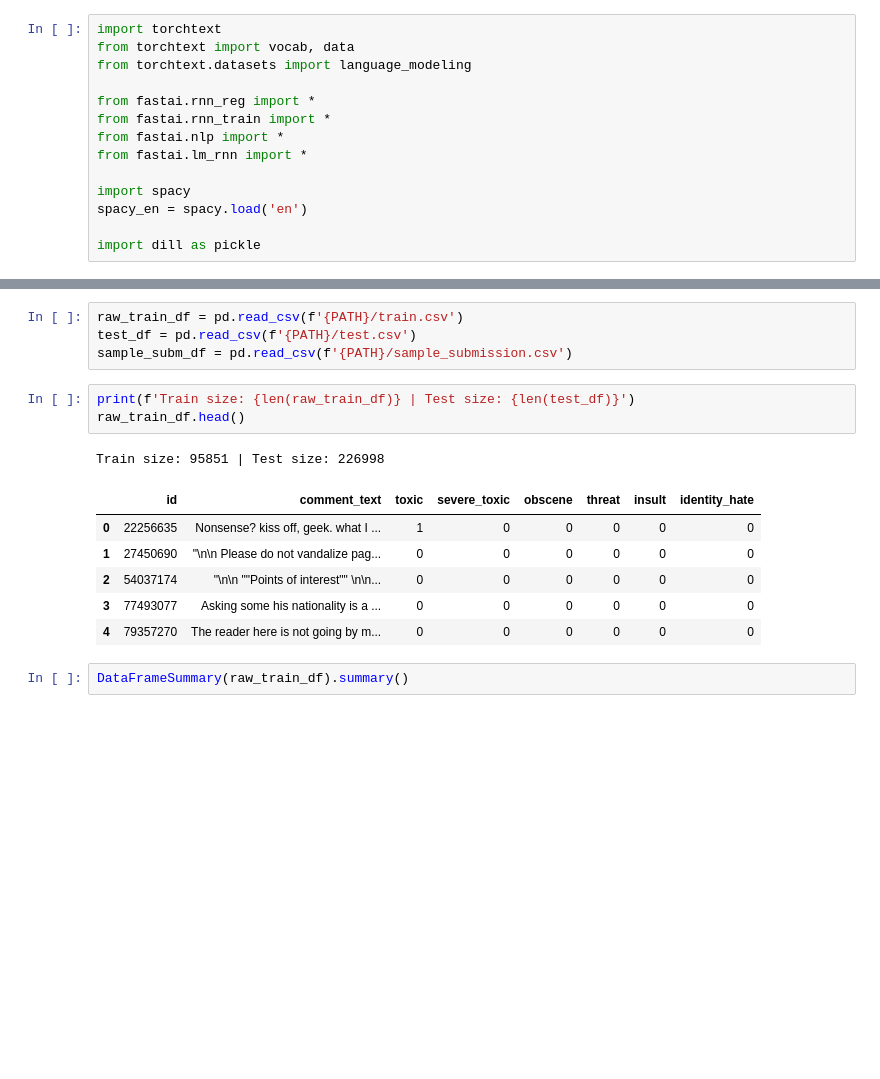
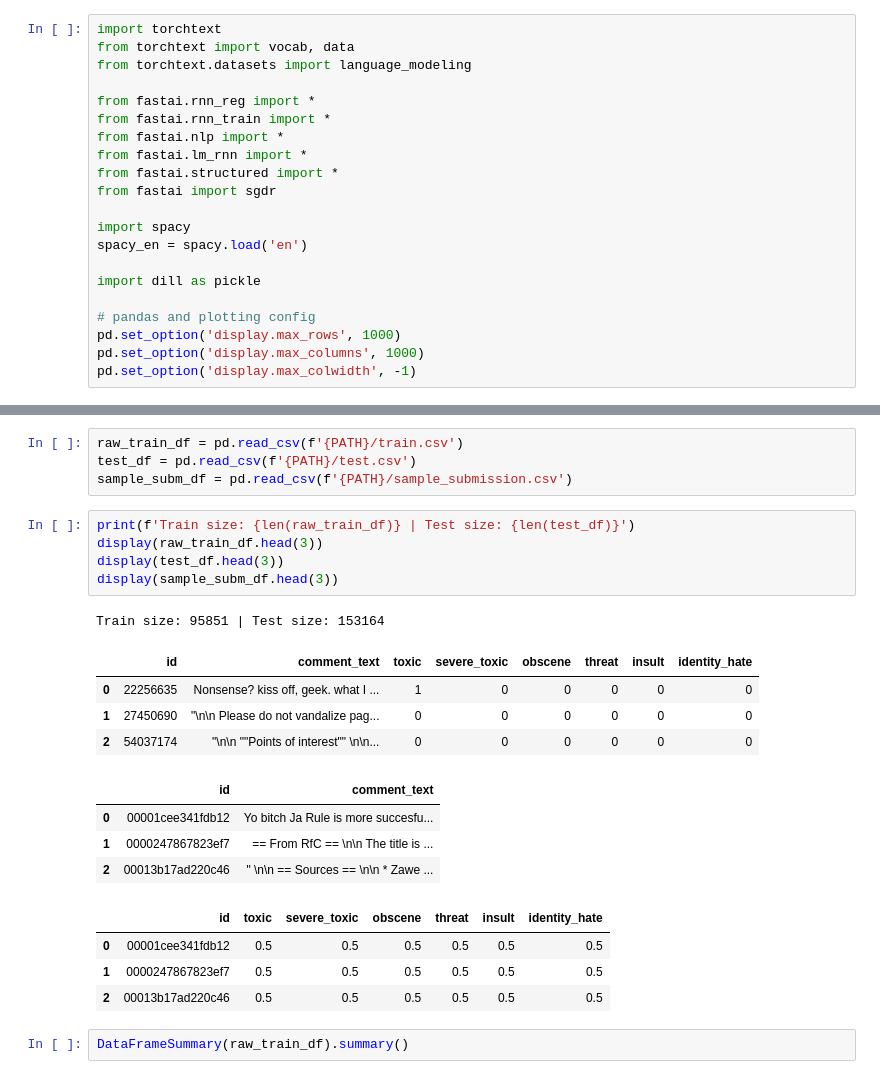
Before and after one commit to ohmeow/fastai-projects, a Jupyter notebook: part1v2/dl1/x_toxic-comment-kaggle.ipynb, the cells around one changed output, grey strips where cells are left out. Saved outputs shown, nothing was run; the diff lists cells and outputs as text; blank space fills up the shorter version.

```diff
--- a/part1v2/dl1/x_toxic-comment-kaggle.ipynb
+++ b/part1v2/dl1/x_toxic-comment-kaggle.ipynb
@@ -11,8 +11,15 @@ from fastai.rnn_reg import *
 from fastai.rnn_train import *
 from fastai.nlp import *
 from fastai.lm_rnn import *
+from fastai.structured import *
+from fastai import sgdr
 
 import spacy
 spacy_en = spacy.load('en')
 
 import dill as pickle
+
+# pandas and plotting config
+pd.set_option('display.max_rows', 1000)
+pd.set_option('display.max_columns', 1000)
+pd.set_option('display.max_colwidth', -1)
@@ -27,15 +41,23 @@ test_df = pd.read_csv(f'{PATH}/test.csv')
 sample_subm_df = pd.read_csv(f'{PATH}/sample_submission.csv')
 # %%
 print(f'Train size: {len(raw_train_df)} | Test size: {len(test_df)}')
-raw_train_df.head()
+display(raw_train_df.head(3))
+display(test_df.head(3))
+display(sample_subm_df.head(3))
 # %% [output]
-Train size: 95851 | Test size: 226998
+Train size: 95851 | Test size: 153164
 |  | id | comment_text | toxic | severe_toxic | obscene | threat | insult | identity_hate |
 | 0 | 22256635 | Nonsense? kiss off, geek. what I ... | 1 | 0 | 0 | 0 | 0 | 0 |
 | 1 | 27450690 | "\n\n Please do not vandalize pag... | 0 | 0 | 0 | 0 | 0 | 0 |
 | 2 | 54037174 | "\n\n ""Points of interest"" \n\n... | 0 | 0 | 0 | 0 | 0 | 0 |
-| 3 | 77493077 | Asking some his nationality is a ... | 0 | 0 | 0 | 0 | 0 | 0 |
-| 4 | 79357270 | The reader here is not going by m... | 0 | 0 | 0 | 0 | 0 | 0 |
+|  | id | comment_text |
+| 0 | 00001cee341fdb12 | Yo bitch Ja Rule is more succesfu... |
+| 1 | 0000247867823ef7 | == From RfC == \n\n The title is ... |
+| 2 | 00013b17ad220c46 | " \n\n == Sources == \n\n * Zawe ... |
+|  | id | toxic | severe_toxic | obscene | threat | insult | identity_hate |
+| 0 | 00001cee341fdb12 | 0.5 | 0.5 | 0.5 | 0.5 | 0.5 | 0.5 |
+| 1 | 0000247867823ef7 | 0.5 | 0.5 | 0.5 | 0.5 | 0.5 | 0.5 |
+| 2 | 00013b17ad220c46 | 0.5 | 0.5 | 0.5 | 0.5 | 0.5 | 0.5 |
 # %%
 DataFrameSummary(raw_train_df).summary()
 # %% [output]
```
Also changed, not shown: parts of 109 cells of this notebook, 5 other files.
